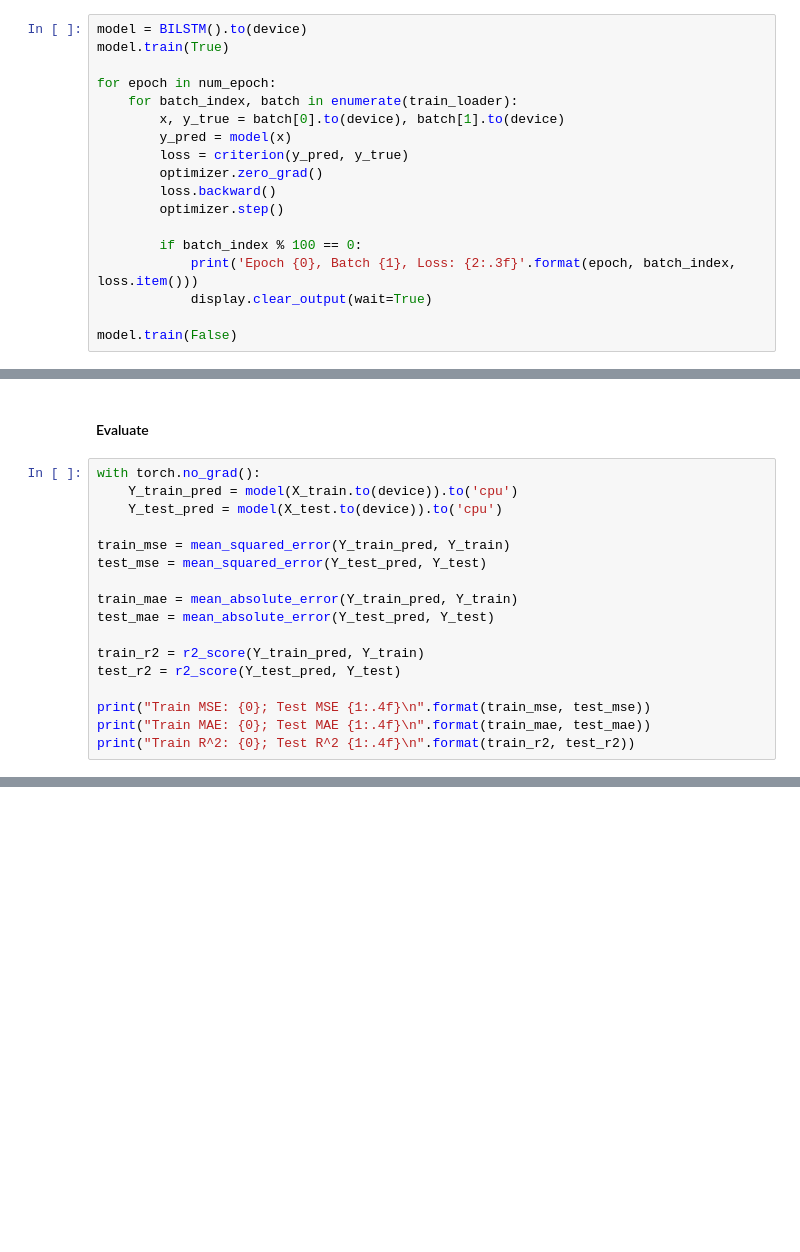
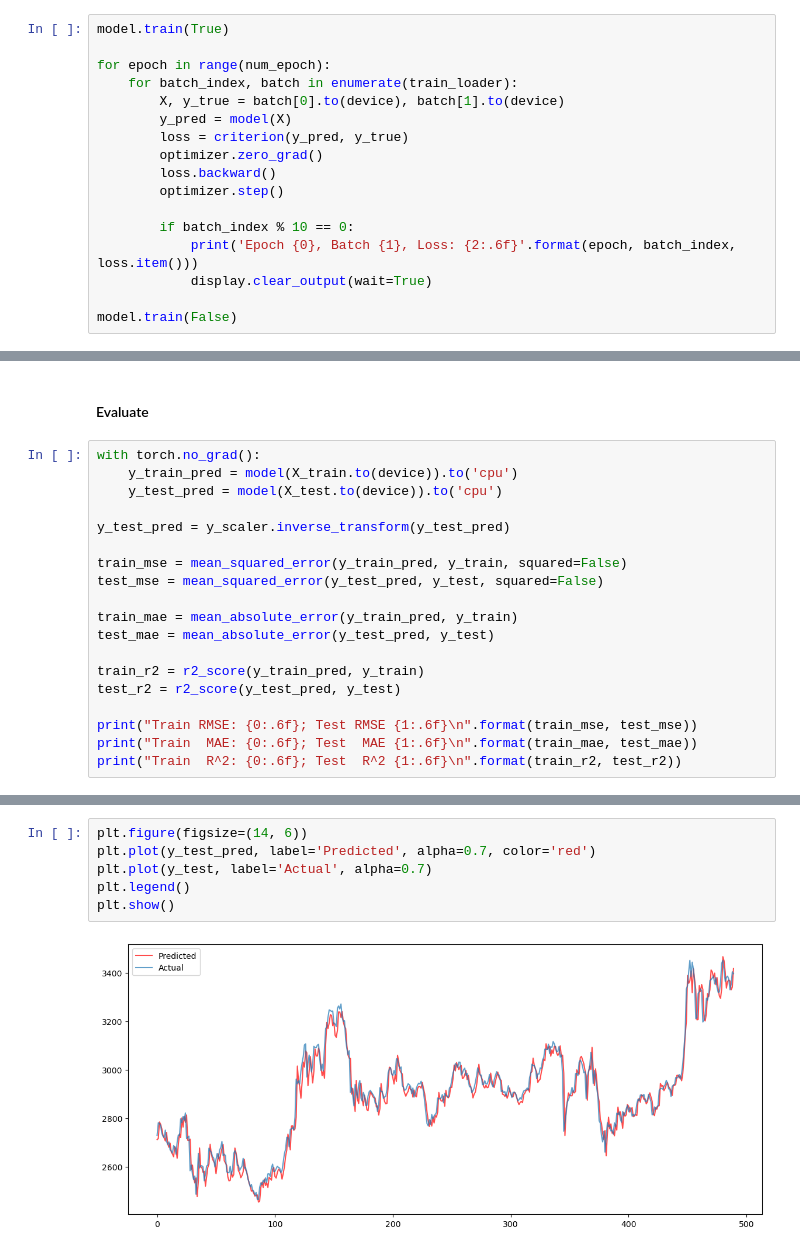
Before and after one commit to zg915/CNN-BI-LSTM, a Jupyter notebook: BI-LSTM.ipynb, the cells around one changed output, grey strips where cells are left out. Cells and saved outputs as stored; diff of their text form; blank space fills up the shorter version.

Commit message:
build training template

```diff
--- a/BI-LSTM.ipynb
+++ b/BI-LSTM.ipynb
@@ -86,20 +101,19 @@ criterion = nn.L1Loss() # Mean Absolute Error
 # %% [markdown]
 #### Train
 # %%
-model = BILSTM().to(device)
 model.train(True)
 
-for epoch in num_epoch:
+for epoch in range(num_epoch):
     for batch_index, batch in enumerate(train_loader):
-        x, y_true = batch[0].to(device), batch[1].to(device)
-        y_pred = model(x)
+        X, y_true = batch[0].to(device), batch[1].to(device)
+        y_pred = model(X)
         loss = criterion(y_pred, y_true)
         optimizer.zero_grad()
         loss.backward()
         optimizer.step()
 
-        if batch_index % 100 == 0:
-            print('Epoch {0}, Batch {1}, Loss: {2:.3f}'.format(epoch, batch_index, loss.item()))
+        if batch_index % 10 == 0:
+            print('Epoch {0}, Batch {1}, Loss: {2:.6f}'.format(epoch, batch_index, loss.item()))
             display.clear_output(wait=True)
 
 model.train(False)
@@ -116,18 +138,20 @@ torch.save(model.state_dict(), path)
 #### Evaluate
 # %%
 with torch.no_grad():
-    Y_train_pred = model(X_train.to(device)).to('cpu')
-    Y_test_pred = model(X_test.to(device)).to('cpu')
+    y_train_pred = model(X_train.to(device)).to('cpu')
+    y_test_pred = model(X_test.to(device)).to('cpu')
 
-train_mse = mean_squared_error(Y_train_pred, Y_train)
-test_mse = mean_squared_error(Y_test_pred, Y_test)
+y_test_pred = y_scaler.inverse_transform(y_test_pred)
 
-train_mae = mean_absolute_error(Y_train_pred, Y_train)
-test_mae = mean_absolute_error(Y_test_pred, Y_test)
+train_mse = mean_squared_error(y_train_pred, y_train, squared=False)
+test_mse = mean_squared_error(y_test_pred, y_test, squared=False)
 
-train_r2 = r2_score(Y_train_pred, Y_train)
-test_r2 = r2_score(Y_test_pred, Y_test)
+train_mae = mean_absolute_error(y_train_pred, y_train)
+test_mae = mean_absolute_error(y_test_pred, y_test)
 
-print("Train MSE: {0}; Test MSE {1:.4f}\n".format(train_mse, test_mse))
-print("Train MAE: {0}; Test MAE {1:.4f}\n".format(train_mae, test_mae))
-print("Train R^2: {0}; Test R^2 {1:.4f}\n".format(train_r2, test_r2))
+train_r2 = r2_score(y_train_pred, y_train)
+test_r2 = r2_score(y_test_pred, y_test)
+
+print("Train RMSE: {0:.6f}; Test RMSE {1:.6f}\n".format(train_mse, test_mse))
+print("Train  MAE: {0:.6f}; Test  MAE {1:.6f}\n".format(train_mae, test_mae))
+print("Train  R^2: {0:.6f}; Test  R^2 {1:.6f}\n".format(train_r2, test_r2))
@@ -133,0 +164,8 @@ print("Train R^2: {0}; Test R^2 {1:.4f}\n".format(train_r2, test_r2))
+# %%
+plt.figure(figsize=(14, 6))
+plt.plot(y_test_pred, label='Predicted', alpha=0.7, color='red')
+plt.plot(y_test, label='Actual', alpha=0.7)
+plt.legend()
+plt.show()
+# %% [output]
+[figure, added]
```
Also changed, not shown: parts of 15 cells of this notebook, 5 other files.
